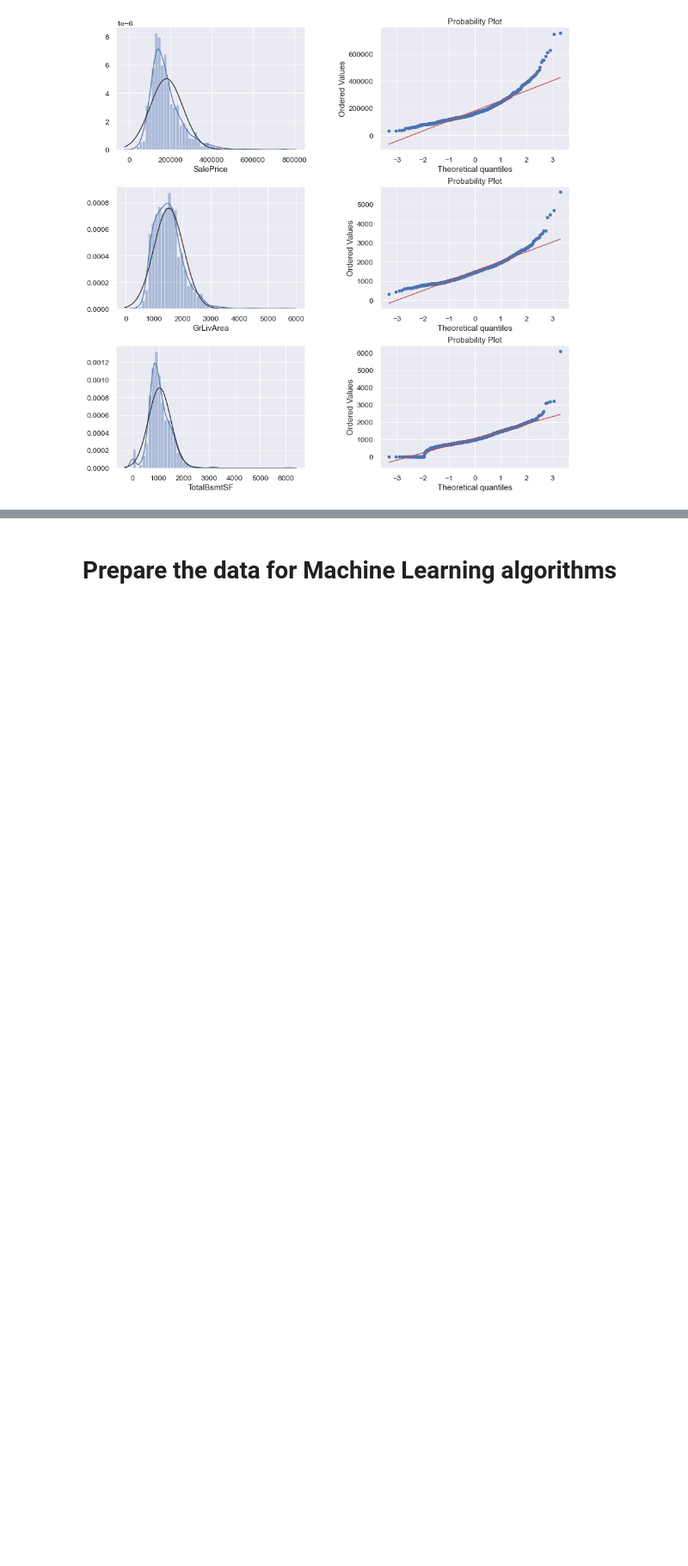
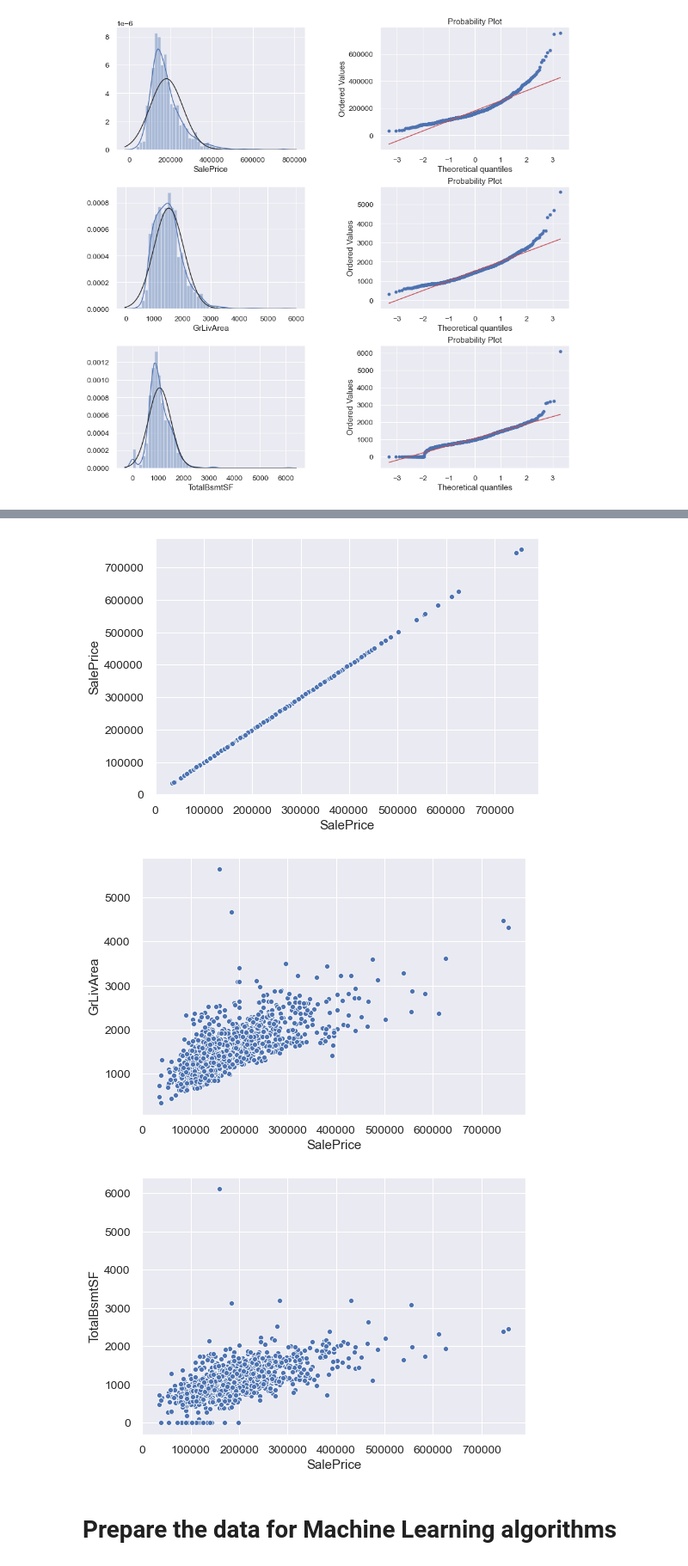
Before and after one commit to zeydlitz/house-price-predictions, a Jupyter notebook: work.ipynb, the cells around one changed output, grey strips where cells are left out. Shown at 86% size. Saved outputs shown, nothing was run; the diff lists cells and outputs as text; code cells hidden in the pictures; blank space fills up the shorter version.

```diff
--- a/work.ipynb
+++ b/work.ipynb
@@ -348,5 +349,5 @@ for i in name:
 [figure]
 # %%
 for i in name:
-    py_scatter(i,buff)
+    sn_scatter(i,df)
 # %% [output]
@@ -356,3 +354,6 @@ for i in name:
+[figure, added]
+[figure, added]
+[figure, added]
 # %% [markdown]
 # Prepare the data for Machine Learning algorithms
 # %%
```
Also changed, not shown: parts of 39 cells of this notebook, 1 other file.
